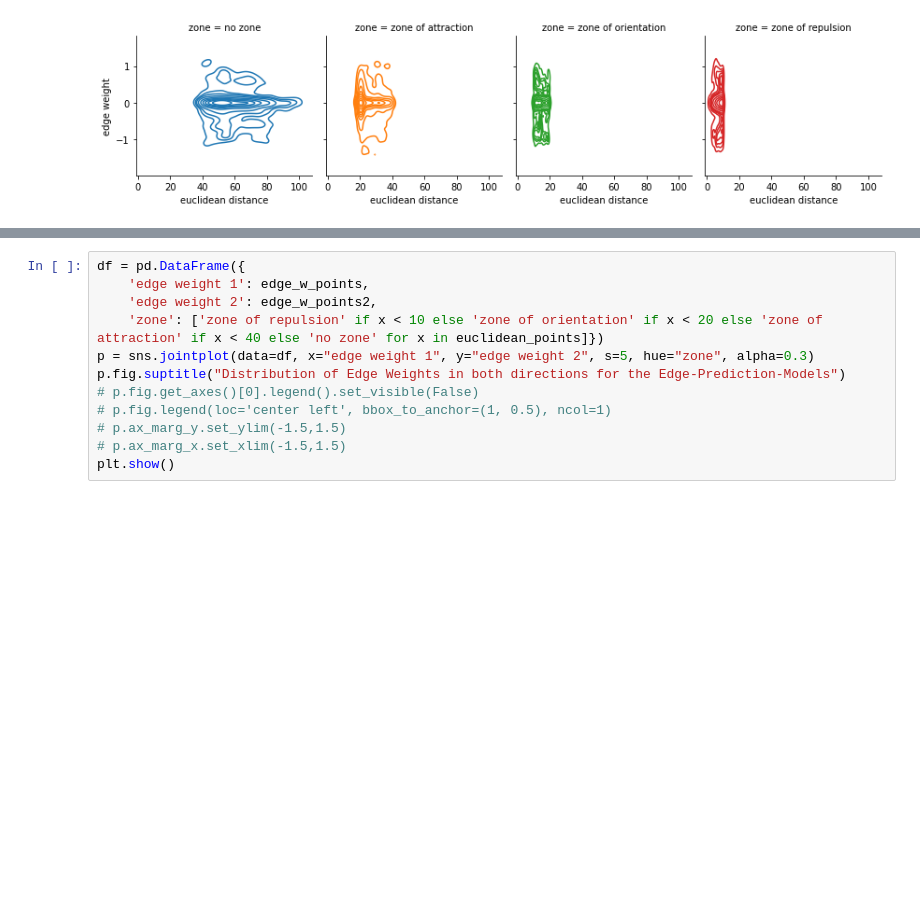
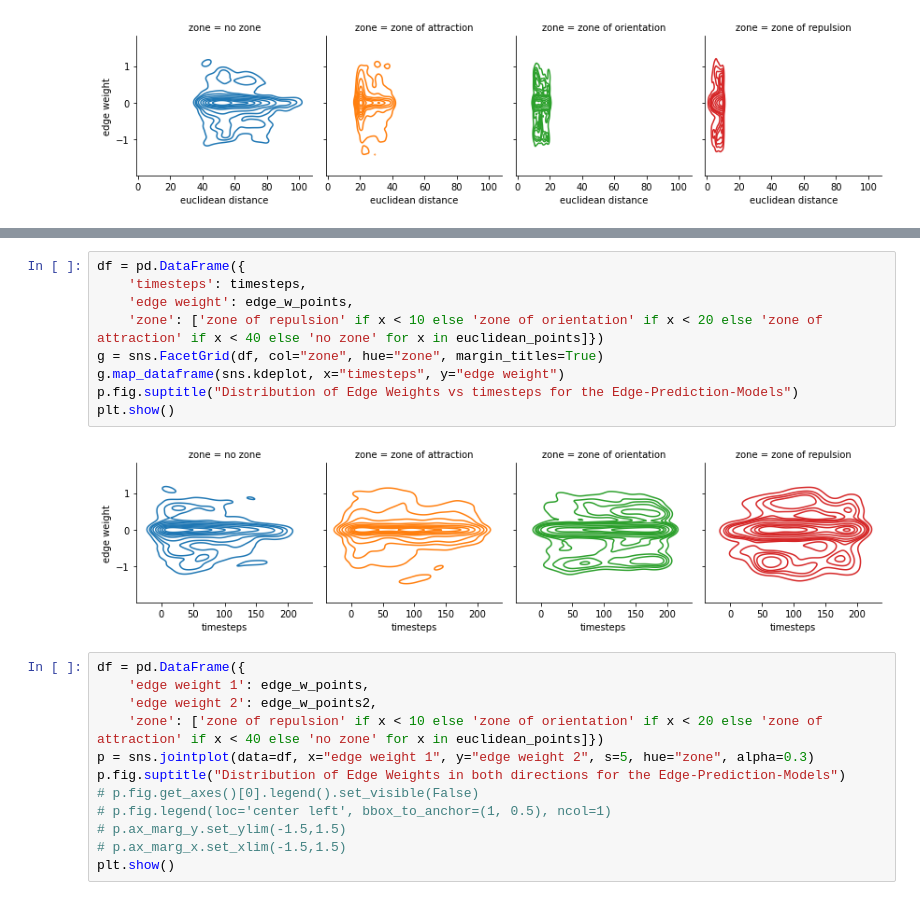
Before and after one commit to pwl482/GNN_fish_models, a Jupyter notebook: SwarmNet_eval_less_connections.ipynb, the cells around one changed output, grey strips where cells are left out. Drawn from its saved outputs; the diff is of its cells as text; blank space fills up the shorter version.

```diff
--- a/SwarmNet_eval_less_connections.ipynb
+++ b/SwarmNet_eval_less_connections.ipynb
@@ -366,3 +400,14 @@ plt.show()
+# %%
+df = pd.DataFrame({
+    'timesteps': timesteps,
+    'edge weight': edge_w_points,
+    'zone': ['zone of repulsion' if x < 10 else 'zone of orientation' if x < 20 else 'zone of attraction' if x < 40 else 'no zone' for x in euclidean_points]})
+g = sns.FacetGrid(df, col="zone", hue="zone", margin_titles=True)
+g.map_dataframe(sns.kdeplot, x="timesteps", y="edge weight")
+p.fig.suptitle("Distribution of Edge Weights vs timesteps for the Edge-Prediction-Models")
+plt.show()
+# %% [output]
+[figure, added]
 # %%
 df = pd.DataFrame({
     'edge weight 1': edge_w_points,
```
Also changed, not shown: parts of 44 cells of this notebook, 1 other file.
